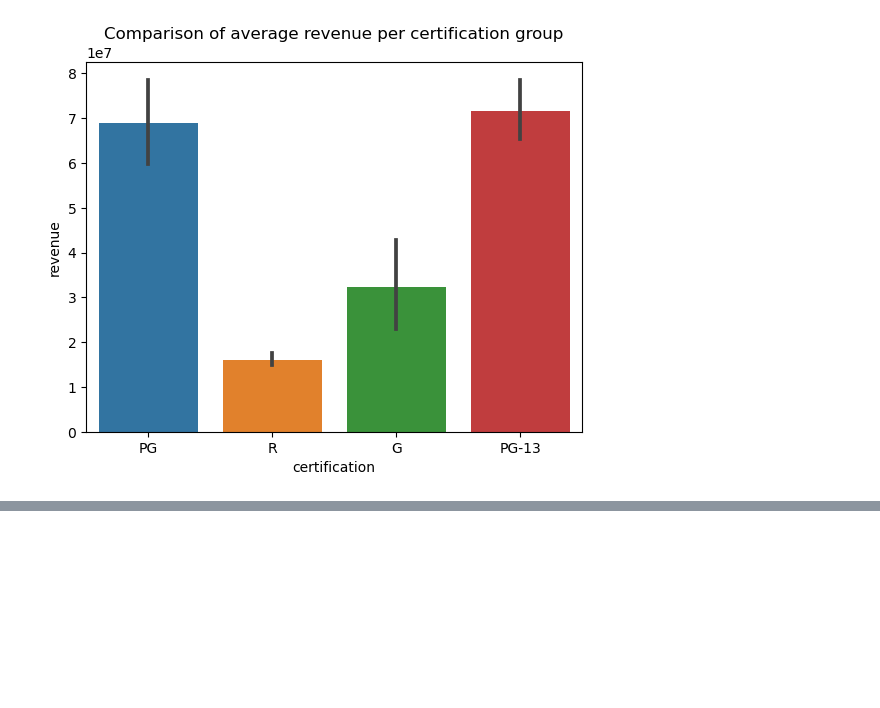
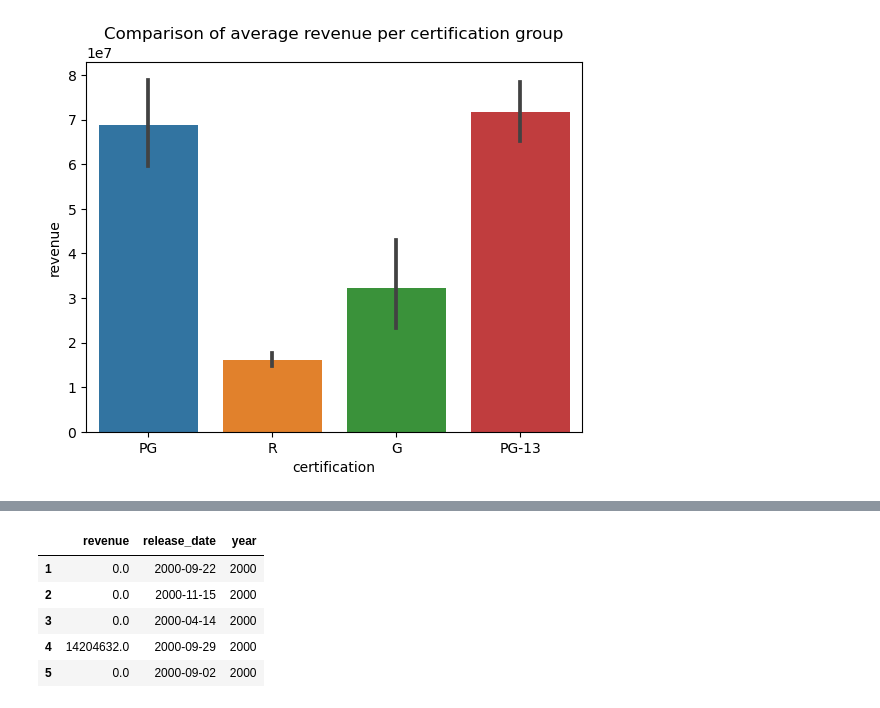
Before and after one commit to ericakitano/Project-3---Movies, a Jupyter notebook: Part 4 - Hypothesis_Testing.ipynb, the cells around one changed output, grey strips where cells are left out. Saved outputs shown, nothing was run; the diff lists cells and outputs as text; code cells hidden in the pictures; blank space fills up the shorter version.

```diff
--- a/Part 4 - Hypothesis_Testing.ipynb
+++ b/Part 4 - Hypothesis_Testing.ipynb
@@ -877,0 +972,9 @@ Text(0.5, 1.0, 'Revenue by Movie Length')
+# %%
+Q3_df.head()
+# %% [output]
+|  | revenue | release_date | year |
+| 1 | 0.0 | 2000-09-22 | 2000 |
+| 2 | 0.0 | 2000-11-15 | 2000 |
+| 3 | 0.0 | 2000-04-14 | 2000 |
+| 4 | 14204632.0 | 2000-09-29 | 2000 |
+| 5 | 0.0 | 2000-09-02 | 2000 |
```
Also changed, not shown: parts of 152 cells of this notebook.
